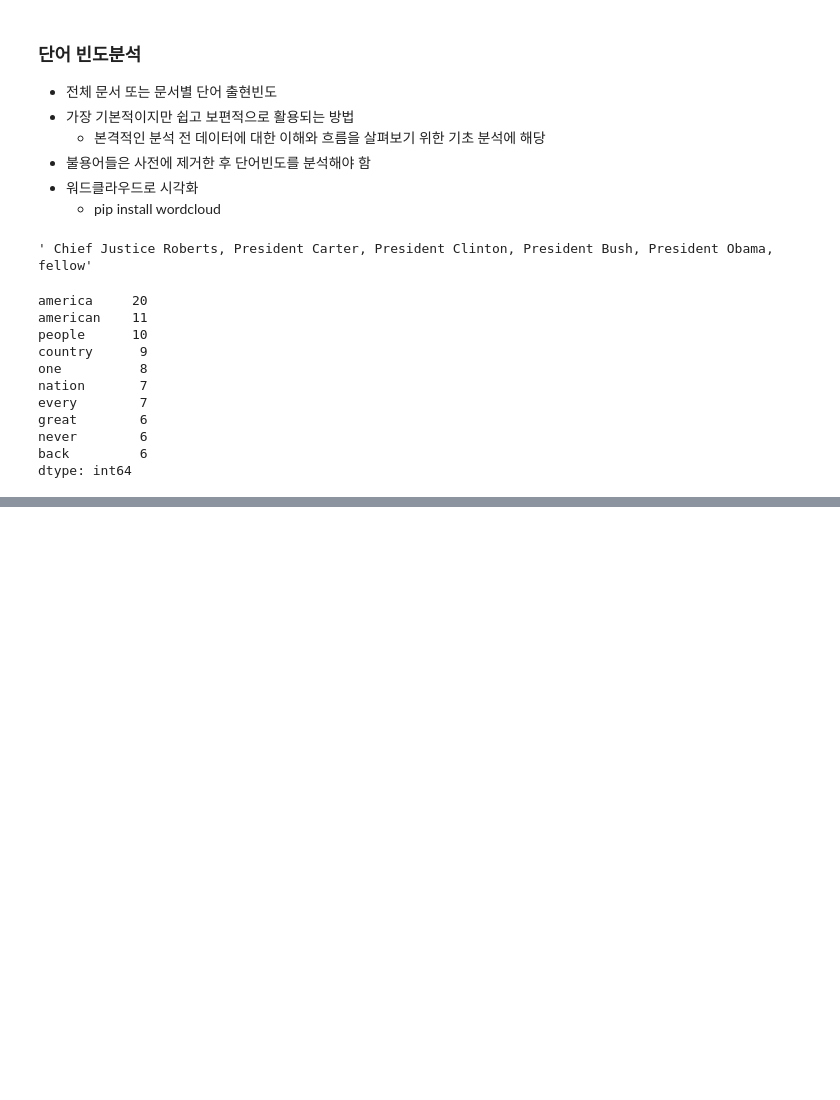
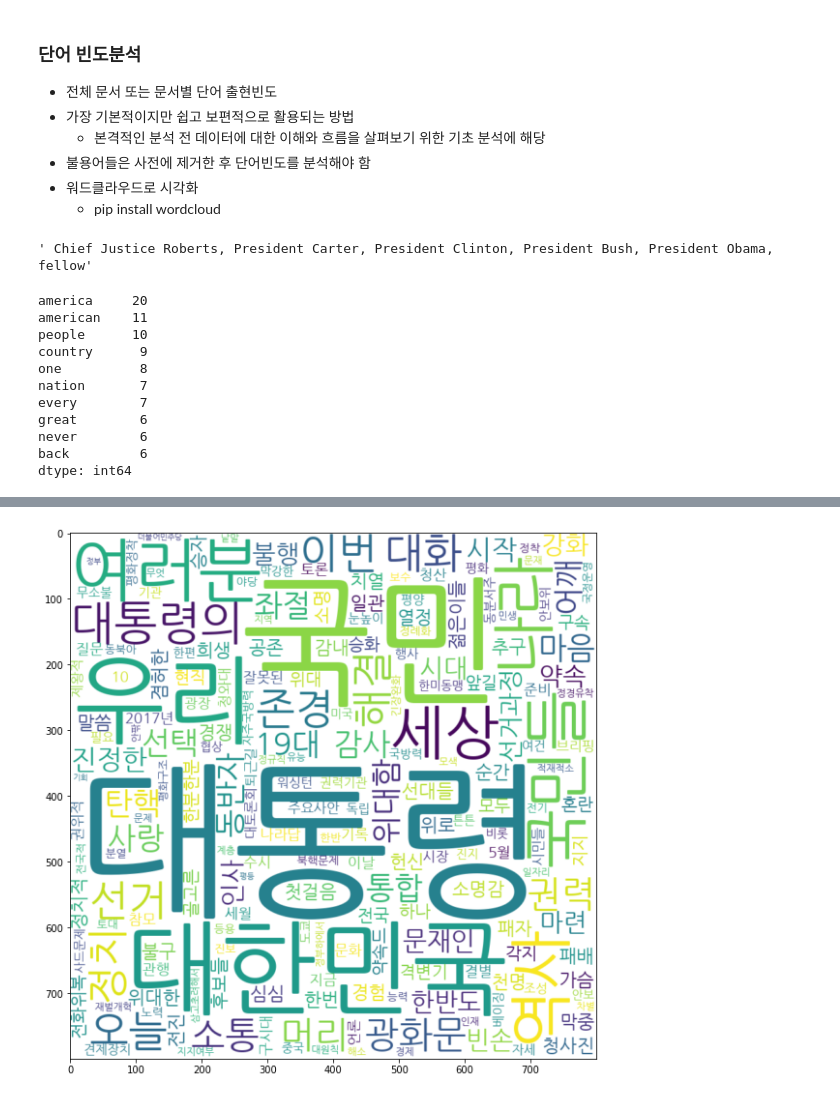
Before and after one commit to subin-park46/social, a Jupyter notebook: textmining/4-단어 빈도분석.ipynb, the cells around one changed output, grey strips where cells are left out. Saved outputs shown, nothing was run; the diff lists cells and outputs as text; code cells hidden in the pictures; blank space fills up the shorter version.

```diff
--- a/textmining/4-단어 빈도분석.ipynb
+++ b/textmining/4-단어 빈도분석.ipynb
@@ -57,0 +133,14 @@ else:
+# %%
+count = Counter(word_list)
+wordcloud = wordcloud.generate_from_frequencies(count)
+array = wordcloud.to_array()
+# %%
+%matplotlib inline
+import matplotlib.pyplot as plt
+
+fig = plt.figure(figsize=(10, 10))
+plt.imshow(array, interpolation = "bilinear")
+plt.show()
+fig.savefig('wordcloud2.png')
+# %% [output]
+[figure, added]
```
Also changed, not shown: parts of 7 cells of this notebook, 5 other files.
